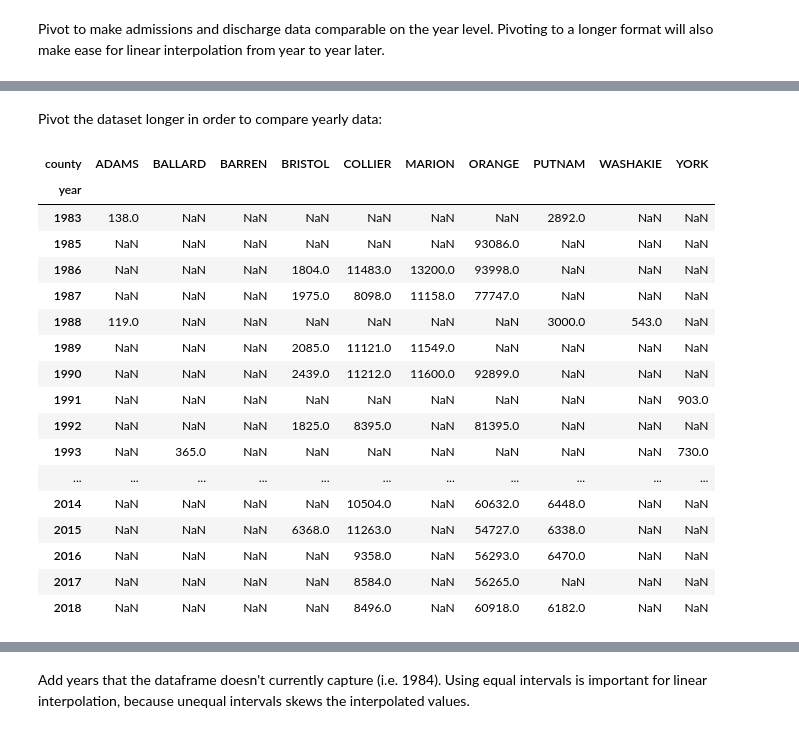
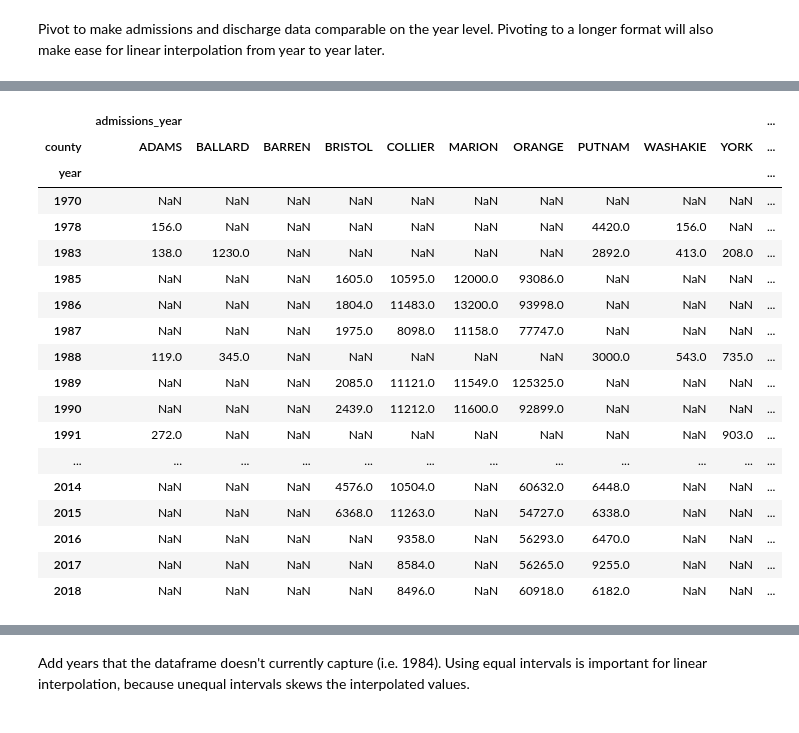
Before and after one commit to albertyusun/VeraInterview, a Jupyter notebook: clean.ipynb, the cells around one changed output, grey strips where cells are left out. Saved outputs shown, nothing was run; the diff lists cells and outputs as text; code cells hidden in the pictures.

```diff
--- a/clean.ipynb
+++ b/clean.ipynb
@@ -143,29 +111,23 @@ with pd.option_context('display.max_rows', None, 'display.max_columns', None):
-# %% [markdown]
-Pivot the dataset longer in order to compare yearly data:
-# %%
-adm_mess = df.loc[(df['pct_admissions_change'] > .40) | (df['pct_admissions_change'] < -.40)]
-adm_mess_indices = list(adm_mess.index.values)
-
-df_remove_anomalies = df.drop(adm_mess_indices).dropna(subset=['admissions_year'])[['county','year','admissions_year']]
-
-df_pivoted = df_remove_anomalies.pivot(columns = 'county', index = 'year', values = 'admissions_year')
-df_pivoted
-# %% [output]
-| county | ADAMS | BALLARD | BARREN | BRISTOL | COLLIER | MARION | ORANGE | PUTNAM | WASHAKIE | YORK |
-| year |  |  |  |  |  |  |  |  |  |  |
-| 1983 | 138.0 | NaN | NaN | NaN | NaN | NaN | NaN | 2892.0 | NaN | NaN |
-| 1985 | NaN | NaN | NaN | NaN | NaN | NaN | 93086.0 | NaN | NaN | NaN |
-| 1986 | NaN | NaN | NaN | 1804.0 | 11483.0 | 13200.0 | 93998.0 | NaN | NaN | NaN |
-| 1987 | NaN | NaN | NaN | 1975.0 | 8098.0 | 11158.0 | 77747.0 | NaN | NaN | NaN |
-| 1988 | 119.0 | NaN | NaN | NaN | NaN | NaN | NaN | 3000.0 | 543.0 | NaN |
-| 1989 | NaN | NaN | NaN | 2085.0 | 11121.0 | 11549.0 | NaN | NaN | NaN | NaN |
-| 1990 | NaN | NaN | NaN | 2439.0 | 11212.0 | 11600.0 | 92899.0 | NaN | NaN | NaN |
-| 1991 | NaN | NaN | NaN | NaN | NaN | NaN | NaN | NaN | NaN | 903.0 |
-| 1992 | NaN | NaN | NaN | 1825.0 | 8395.0 | NaN | 81395.0 | NaN | NaN | NaN |
-| 1993 | NaN | 365.0 | NaN | NaN | NaN | NaN | NaN | NaN | NaN | 730.0 |
-| ... | ... | ... | ... | ... | ... | ... | ... | ... | ... | ... |
-| 2014 | NaN | NaN | NaN | NaN | 10504.0 | NaN | 60632.0 | 6448.0 | NaN | NaN |
-| 2015 | NaN | NaN | NaN | 6368.0 | 11263.0 | NaN | 54727.0 | 6338.0 | NaN | NaN |
-| 2016 | NaN | NaN | NaN | NaN | 9358.0 | NaN | 56293.0 | 6470.0 | NaN | NaN |
-| 2017 | NaN | NaN | NaN | NaN | 8584.0 | NaN | 56265.0 | NaN | NaN | NaN |
-| 2018 | NaN | NaN | NaN | NaN | 8496.0 | NaN | 60918.0 | 6182.0 | NaN | NaN |
+# %%
+df_pivoted = df.pivot(columns = 'county', index = 'year', values = ['admissions_year', 'discharge_year'])
+df_pivoted
+# %% [output]
+|  | admissions_year |  |  |  |  |  |  |  |  |  | ... |
+| county | ADAMS | BALLARD | BARREN | BRISTOL | COLLIER | MARION | ORANGE | PUTNAM | WASHAKIE | YORK | ... |
+| year |  |  |  |  |  |  |  |  |  |  | ... |
+| 1970 | NaN | NaN | NaN | NaN | NaN | NaN | NaN | NaN | NaN | NaN | ... |
+| 1978 | 156.0 | NaN | NaN | NaN | NaN | NaN | NaN | 4420.0 | 156.0 | NaN | ... |
+| 1983 | 138.0 | 1230.0 | NaN | NaN | NaN | NaN | NaN | 2892.0 | 413.0 | 208.0 | ... |
+| 1985 | NaN | NaN | NaN | 1605.0 | 10595.0 | 12000.0 | 93086.0 | NaN | NaN | NaN | ... |
+| 1986 | NaN | NaN | NaN | 1804.0 | 11483.0 | 13200.0 | 93998.0 | NaN | NaN | NaN | ... |
+| 1987 | NaN | NaN | NaN | 1975.0 | 8098.0 | 11158.0 | 77747.0 | NaN | NaN | NaN | ... |
+| 1988 | 119.0 | 345.0 | NaN | NaN | NaN | NaN | NaN | 3000.0 | 543.0 | 735.0 | ... |
+| 1989 | NaN | NaN | NaN | 2085.0 | 11121.0 | 11549.0 | 125325.0 | NaN | NaN | NaN | ... |
+| 1990 | NaN | NaN | NaN | 2439.0 | 11212.0 | 11600.0 | 92899.0 | NaN | NaN | NaN | ... |
+| 1991 | 272.0 | NaN | NaN | NaN | NaN | NaN | NaN | NaN | NaN | 903.0 | ... |
+| ... | ... | ... | ... | ... | ... | ... | ... | ... | ... | ... | ... |
+| 2014 | NaN | NaN | NaN | 4576.0 | 10504.0 | NaN | 60632.0 | 6448.0 | NaN | NaN | ... |
+| 2015 | NaN | NaN | NaN | 6368.0 | 11263.0 | NaN | 54727.0 | 6338.0 | NaN | NaN | ... |
+| 2016 | NaN | NaN | NaN | NaN | 9358.0 | NaN | 56293.0 | 6470.0 | NaN | NaN | ... |
+| 2017 | NaN | NaN | NaN | NaN | 8584.0 | NaN | 56265.0 | 9255.0 | NaN | NaN | ... |
+| 2018 | NaN | NaN | NaN | NaN | 8496.0 | NaN | 60918.0 | 6182.0 | NaN | NaN | ... |
```
Also changed, not shown: parts of 49 cells of this notebook, 1 other file.
